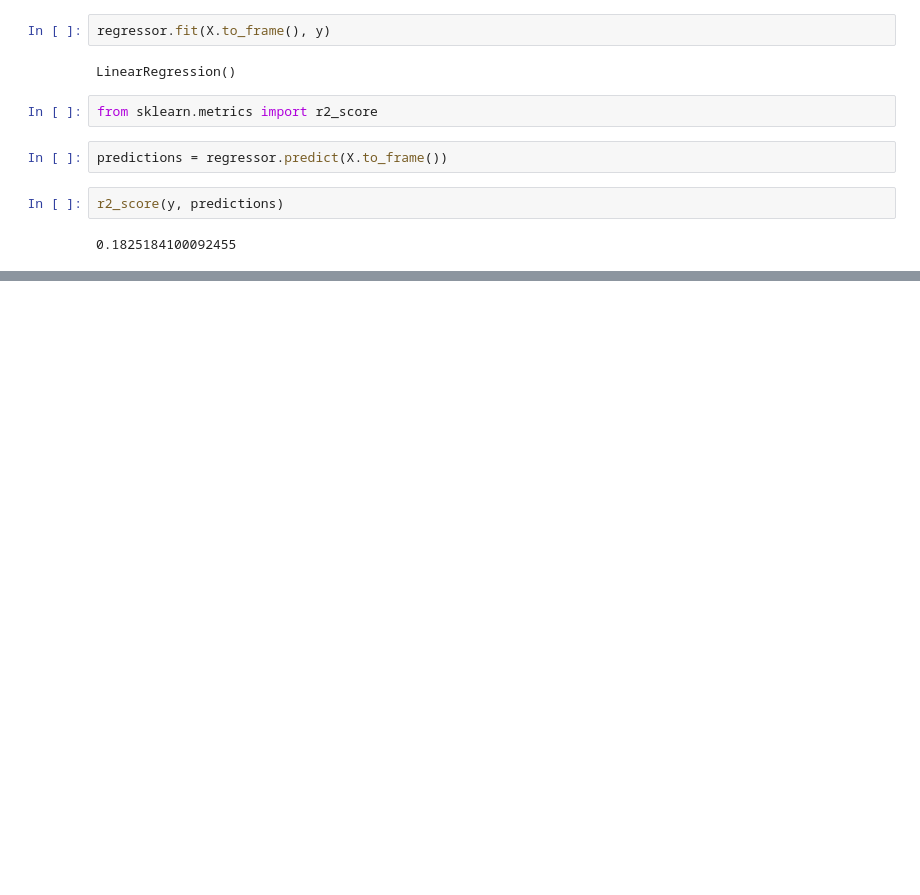
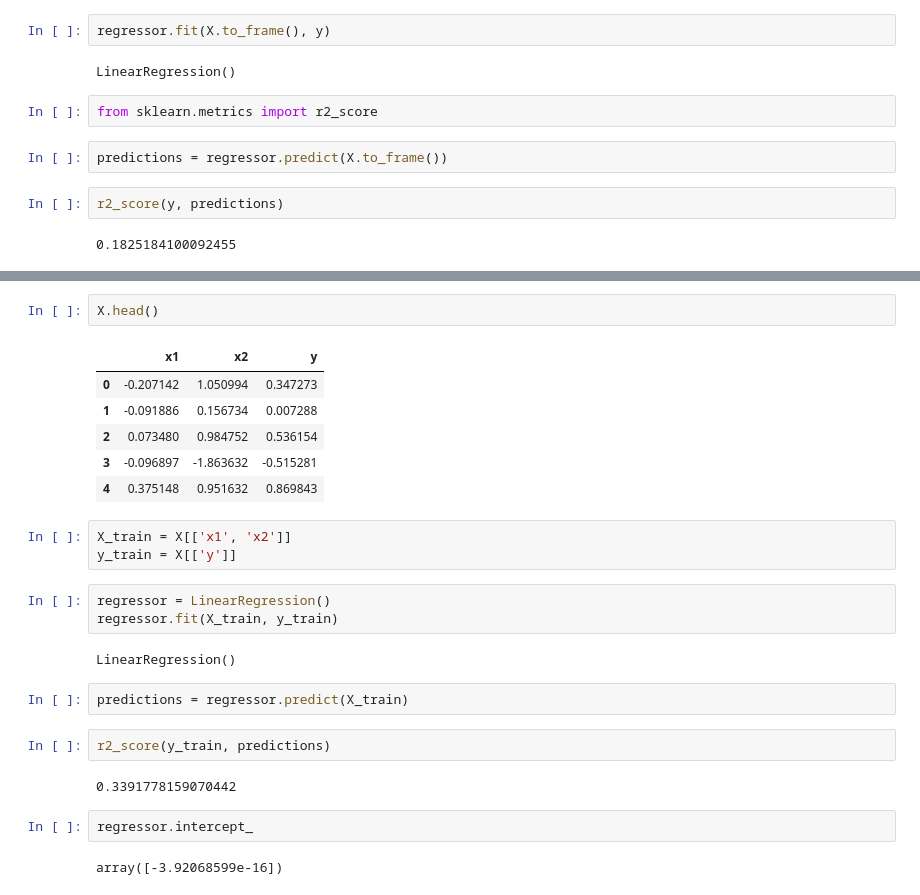
Before and after one commit to denisvivdenko/DotNetMachineLearning, a Jupyter notebook: DataPreprocessingScripts/house_prices_linear_regression.ipynb, the cells around one changed output, grey strips where cells are left out. Cells and saved outputs as stored; diff of their text form; blank space fills up the shorter version.

Commit message:
add MiltipleRegression test

```diff
--- a/DataPreprocessingScripts/house_prices_linear_regression.ipynb
+++ b/DataPreprocessingScripts/house_prices_linear_regression.ipynb
@@ -163,0 +209,27 @@ r2_score(y, predictions)
+# %%
+X.head()
+# %% [output]
+|  | x1 | x2 | y |
+| 0 | -0.207142 | 1.050994 | 0.347273 |
+| 1 | -0.091886 | 0.156734 | 0.007288 |
+| 2 | 0.073480 | 0.984752 | 0.536154 |
+| 3 | -0.096897 | -1.863632 | -0.515281 |
+| 4 | 0.375148 | 0.951632 | 0.869843 |
+# %%
+X_train = X[['x1', 'x2']]
+y_train = X[['y']]
+# %%
+regressor = LinearRegression()
+regressor.fit(X_train, y_train)
+# %% [output]
+LinearRegression()
+# %%
+predictions = regressor.predict(X_train)
+# %%
+r2_score(y_train, predictions)
+# %% [output]
+0.3391778159070442
+# %%
+regressor.intercept_
+# %% [output]
+array([-3.92068599e-16])
```
Also changed, not shown: parts of 12 cells of this notebook, 6 other files.
